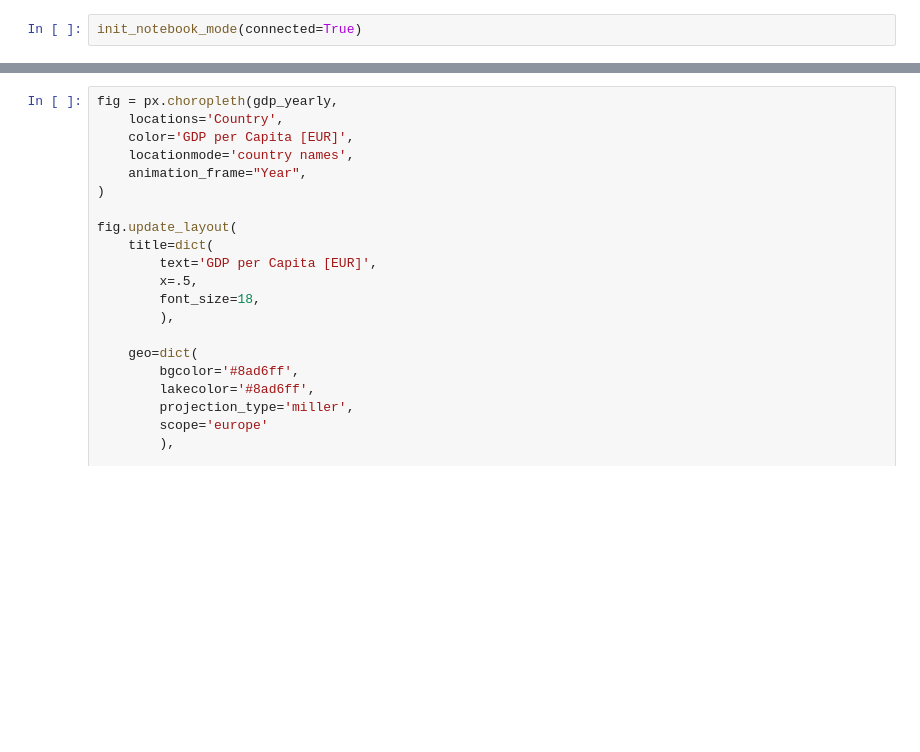
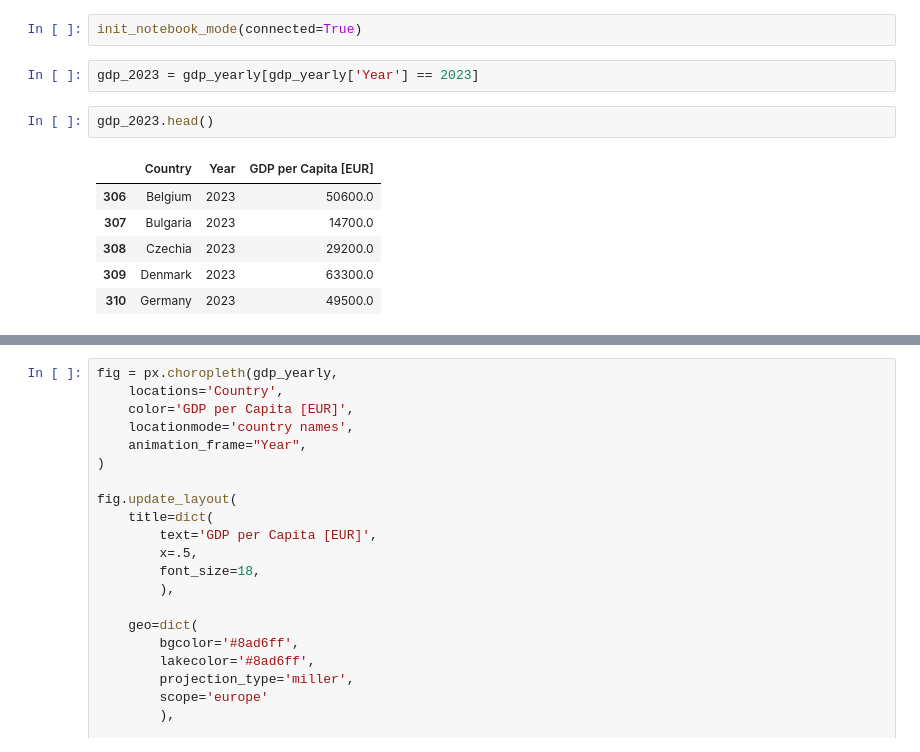
Before and after one commit to schben597/data_science, a Jupyter notebook: eu_gdp/eu_gdp_yearly.ipynb, the cells around one changed output, grey strips where cells are left out. Cells and saved outputs as stored; diff of their text form; blank space fills up the shorter version.

```diff
--- a/eu_gdp/eu_gdp_yearly.ipynb
+++ b/eu_gdp/eu_gdp_yearly.ipynb
@@ -109,3 +109,14 @@ import plotly.express as px
 from plotly.offline import download_plotlyjs, init_notebook_mode, plot, iplot
 # %%
 init_notebook_mode(connected=True)
+# %%
+gdp_2023 = gdp_yearly[gdp_yearly['Year'] == 2023]
+# %%
+gdp_2023.head()
+# %% [output]
+|  | Country | Year | GDP per Capita [EUR] |
+| 306 | Belgium | 2023 | 50600.0 |
+| 307 | Bulgaria | 2023 | 14700.0 |
+| 308 | Czechia | 2023 | 29200.0 |
+| 309 | Denmark | 2023 | 63300.0 |
+| 310 | Germany | 2023 | 49500.0 |
```
Also changed, not shown: parts of 5 cells of this notebook.
